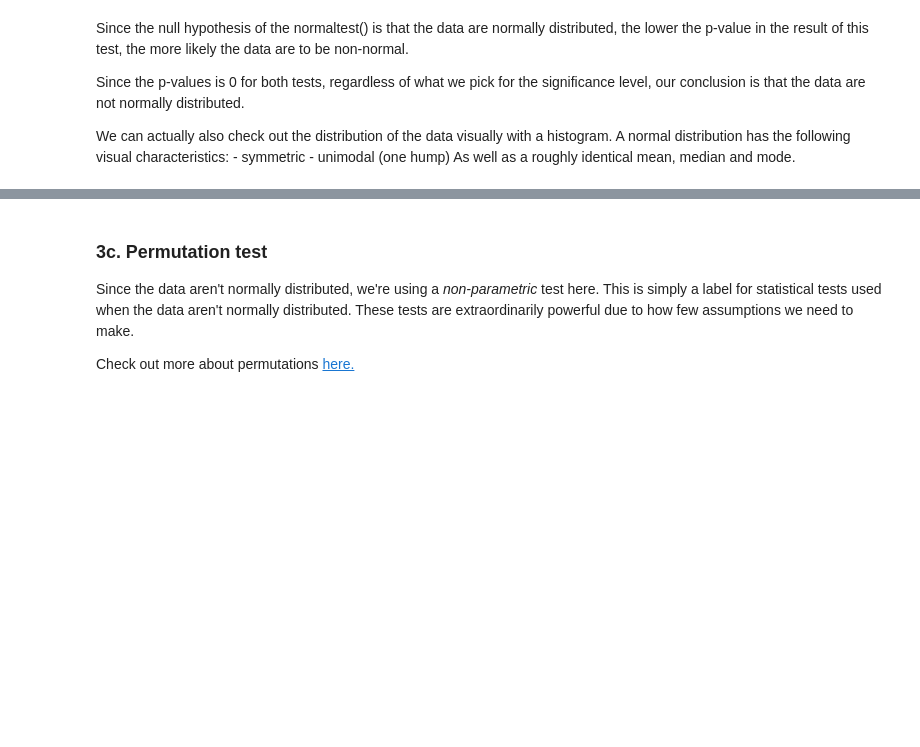
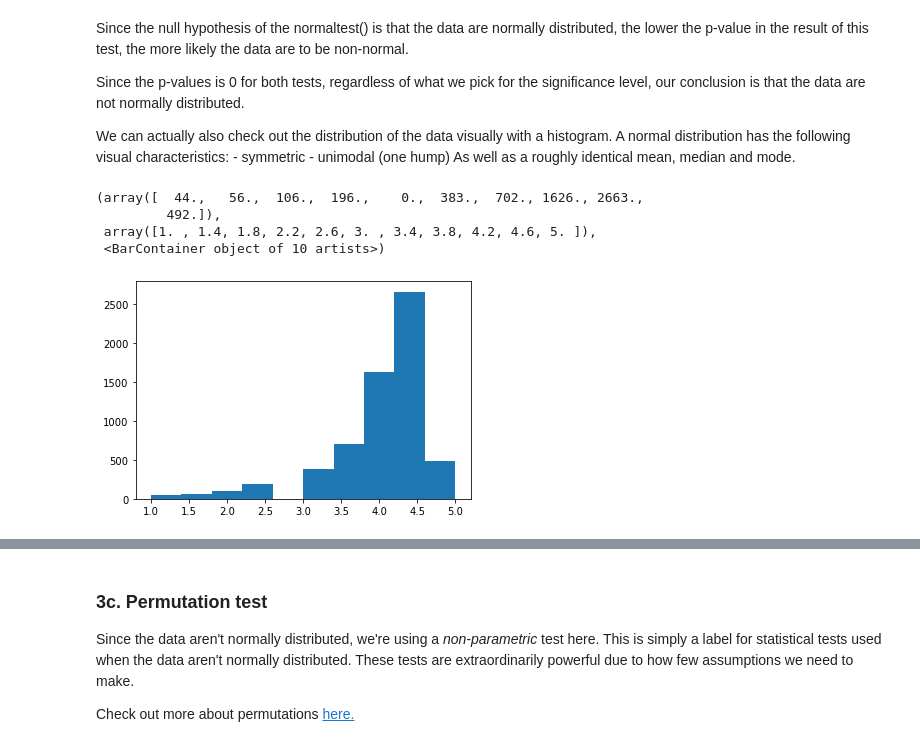
Before and after one commit to AaronCarney/Integrating-Apps, a Jupyter notebook: Project Files/Springboard Apps project - Tier 3 - Complete.ipynb, the cells around one changed output, grey strips where cells are left out. Cells and saved outputs as stored; diff of their text form; code cells hidden in the pictures; blank space fills up the shorter version.

```diff
--- a/Project Files/Springboard Apps project - Tier 3 - Complete.ipynb
+++ b/Project Files/Springboard Apps project - Tier 3 - Complete.ipynb
@@ -322,7 +431,8 @@ There are many different statistical tests, all with different assumptions. You'
 # %%
 # Create a subset of the column 'Rating' by the different platforms.
 # Call the subsets 'apple' and 'google'
-_ _ _
+apple = Google[Google['platform'] == 'apple']['Rating']
+google = Google[Google['platform'] == 'google']['Rating']
 # %%
 # Using the stats.normaltest() method, get an indication of whether the apple data are normally distributed
 # Save the result in a variable called apple_normal, and print it out
@@ -341,6 +457,12 @@ We can actually also check out the distribution of the data visually with a hist
 As well as a roughly identical mean, median and mode.
 # %%
 # Create a histogram of the apple reviews distribution
-_ _ _
+plt.hist(apple)
+# %% [output]
+(array([  44.,   56.,  106.,  196.,    0.,  383.,  702., 1626., 2663.,
+         492.]),
+ array([1. , 1.4, 1.8, 2.2, 2.6, 3. , 3.4, 3.8, 4.2, 4.6, 5. ]),
+ <BarContainer object of 10 artists>)
+[figure, added]
 # %%
 # Create a histogram of the google data
```
Also changed, not shown: parts of 24 cells of this notebook.
